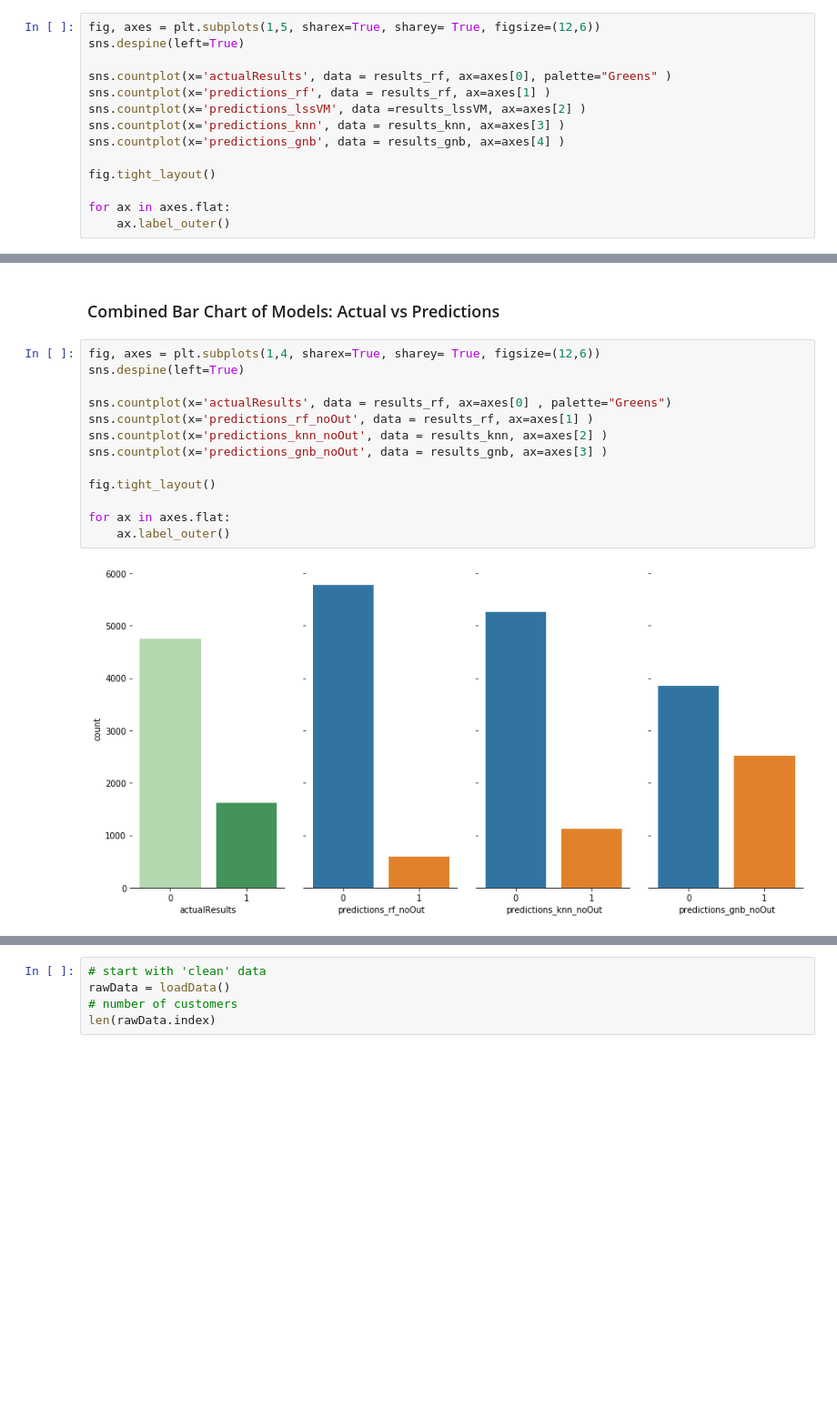
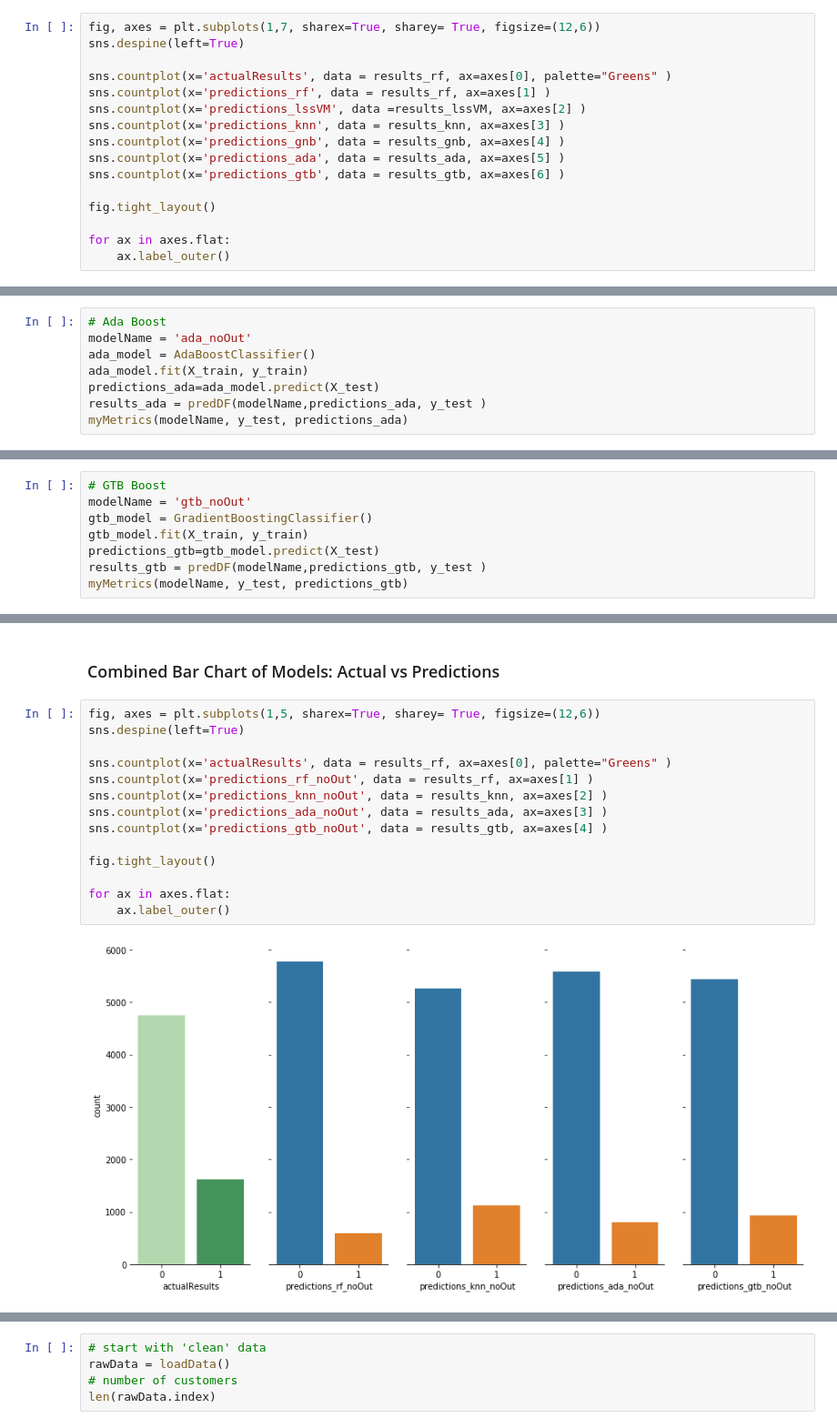
Before and after one commit to T-Daw/LoanDefaultPredictions, a Jupyter notebook: CreditOneClassification.ipynb, the cells around one changed output, grey strips where cells are left out. Shown: that part at 91% size. Drawn from its saved outputs; the diff is of its cells as text; blank space fills up the shorter version.

```diff
--- a/CreditOneClassification.ipynb
+++ b/CreditOneClassification.ipynb
@@ -300,7 +358,7 @@ Accuracy for gnb model: 0.39422
 # %% [markdown]
 ### Combined Bar Chart of Models: Actual vs Predictions
 # %%
-fig, axes = plt.subplots(1,5, sharex=True, sharey= True, figsize=(12,6))
+fig, axes = plt.subplots(1,7, sharex=True, sharey= True, figsize=(12,6))
 sns.despine(left=True)
 
 sns.countplot(x='actualResults', data = results_rf, ax=axes[0], palette="Greens" )
@@ -308,6 +366,8 @@ sns.countplot(x='predictions_rf', data = results_rf, ax=axes[1] )
 sns.countplot(x='predictions_lssVM', data =results_lssVM, ax=axes[2] )
 sns.countplot(x='predictions_knn', data = results_knn, ax=axes[3] )
 sns.countplot(x='predictions_gnb', data = results_gnb, ax=axes[4] )
+sns.countplot(x='predictions_ada', data = results_ada, ax=axes[5] )
+sns.countplot(x='predictions_gtb', data = results_gtb, ax=axes[6] )
 
 fig.tight_layout()
 
@@ -612,0 +813,8 @@ Accuracy for gnb_noOut model: 0.62545
+# %%
+# Ada Boost
+modelName = 'ada_noOut'
+ada_model = AdaBoostClassifier()
+ada_model.fit(X_train, y_train)
+predictions_ada=ada_model.predict(X_test)
+results_ada = predDF(modelName,predictions_ada, y_test )
+myMetrics(modelName, y_test, predictions_ada)
@@ -612,0 +853,8 @@ Accuracy for gnb_noOut model: 0.62545
+# %%
+# GTB Boost
+modelName = 'gtb_noOut'
+gtb_model = GradientBoostingClassifier()
+gtb_model.fit(X_train, y_train)
+predictions_gtb=gtb_model.predict(X_test)
+results_gtb = predDF(modelName,predictions_gtb, y_test )
+myMetrics(modelName, y_test, predictions_gtb)
@@ -613,17 +891,18 @@ Accuracy for gnb_noOut model: 0.62545
 # %% [markdown]
 ### Combined Bar Chart of Models: Actual vs Predictions
 # %%
-fig, axes = plt.subplots(1,4, sharex=True, sharey= True, figsize=(12,6))
+fig, axes = plt.subplots(1,5, sharex=True, sharey= True, figsize=(12,6))
 sns.despine(left=True)
 
-sns.countplot(x='actualResults', data = results_rf, ax=axes[0] , palette="Greens")
+sns.countplot(x='actualResults', data = results_rf, ax=axes[0], palette="Greens" )
 sns.countplot(x='predictions_rf_noOut', data = results_rf, ax=axes[1] )
 sns.countplot(x='predictions_knn_noOut', data = results_knn, ax=axes[2] )
-sns.countplot(x='predictions_gnb_noOut', data = results_gnb, ax=axes[3] )
+sns.countplot(x='predictions_ada_noOut', data = results_ada, ax=axes[3] )
+sns.countplot(x='predictions_gtb_noOut', data = results_gtb, ax=axes[4] )
 
 fig.tight_layout()
 
 for ax in axes.flat:
     ax.label_outer()
 # %% [output]
-[figure, old version]
+[figure, new version]
```
Also changed, not shown: parts of 133 cells of this notebook.
